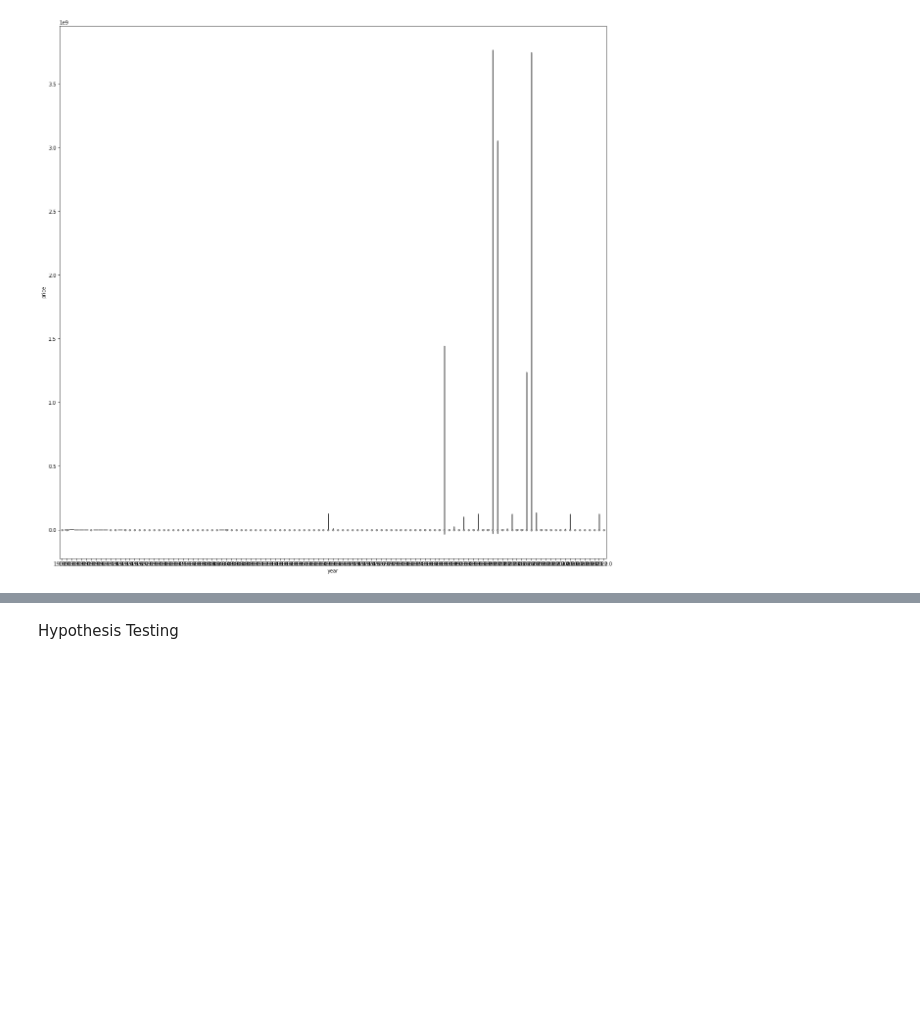
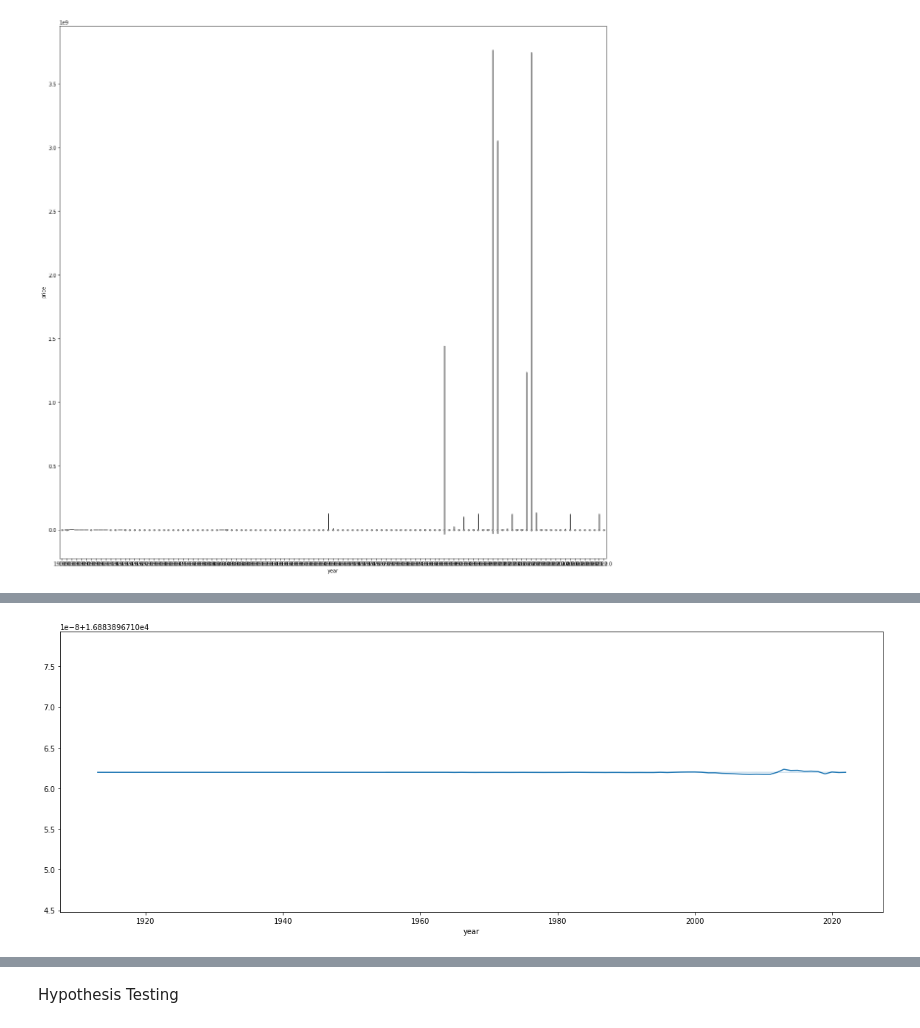
Before and after one commit to kwanjeff/DataTrack, a Jupyter notebook: Capstone 3/2. EDA_Ussed_Car_Prices.ipynb, the cells around one changed output, grey strips where cells are left out. Drawn from its saved outputs; the diff is of its cells as text; code cells hidden in the pictures; blank space fills up the shorter version.

```diff
--- a/Capstone 3/2. EDA_Ussed_Car_Prices.ipynb
+++ b/Capstone 3/2. EDA_Ussed_Car_Prices.ipynb
@@ -548,0 +599,14 @@ _=plt.title("Late Payment vs NAME_EDUCATION_TYPE")
+# %%
+#Task  6.1.1
+#UsedVehicle_new=UsedVehicle.groupby('size')['price'].mean()
+#size
+#compact         16883.896711
+#full-size       99610.141978
+#mid-size       121264.816361
+#sub-compact     12383.630933
+#unknown         50107.260701
+compVehicle = UsedVehicle[UsedVehicle['size']=='compact']
+fullVehicle = UsedVehicle[UsedVehicle['size']=='full-size']
+midVehicle = UsedVehicle[UsedVehicle['size']=='mid-size']
+subVehicle = UsedVehicle[UsedVehicle['size']=='sub-compact']
+unknVehicle = UsedVehicle[UsedVehicle['size']=='unknown']
@@ -548,0 +631,8 @@ _=plt.title("Late Payment vs NAME_EDUCATION_TYPE")
+# %%
+#Task  6.1.3
+#box plot
+plt.figure(figsize = (20,7))
+sns.lineplot(x=compVehicle['year'] ,y=compVehicle['price'].mean());#blue line
+plt.show()
+# %% [output]
+[figure, added]
```
Also changed, not shown: parts of 35 cells of this notebook.
